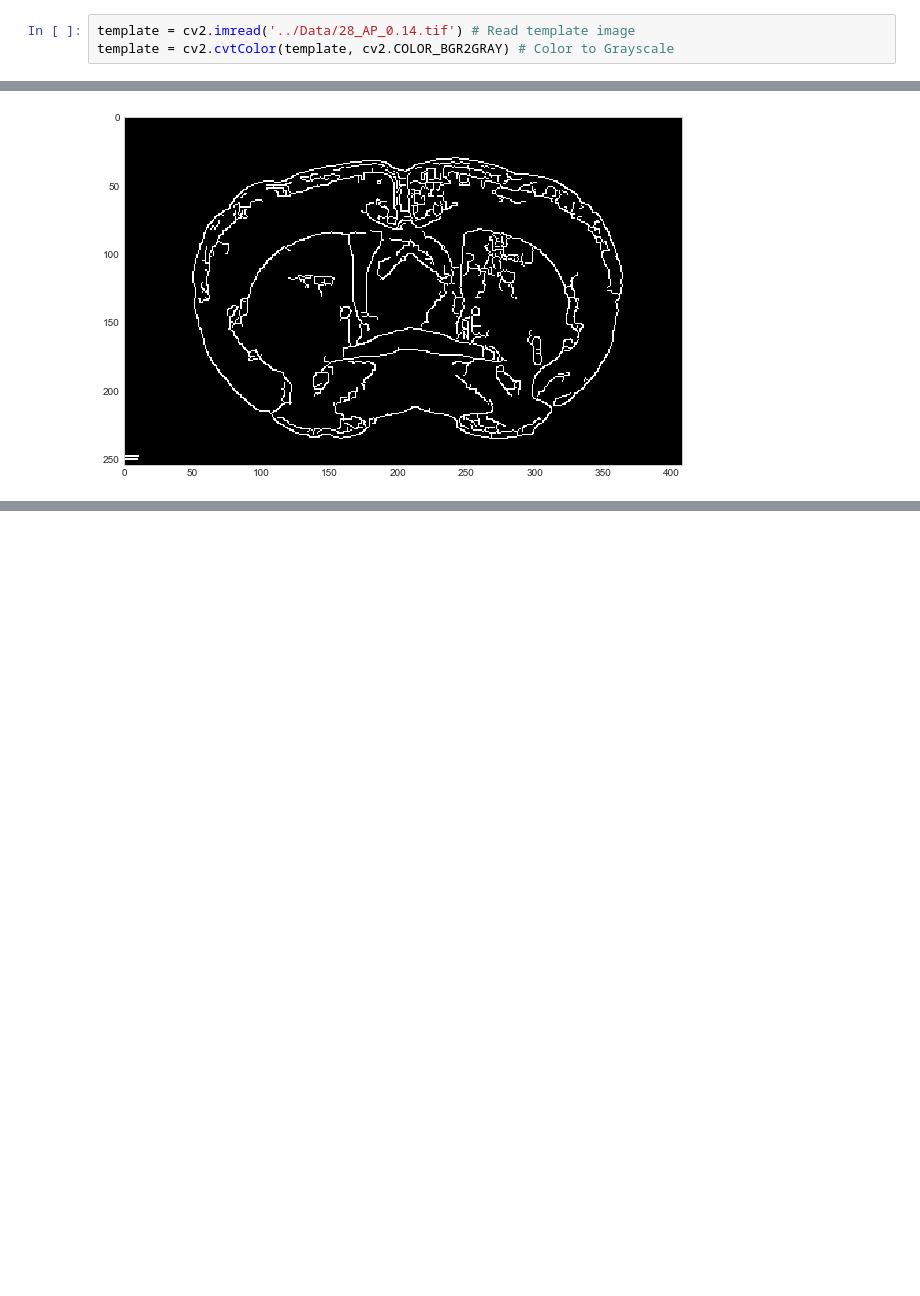
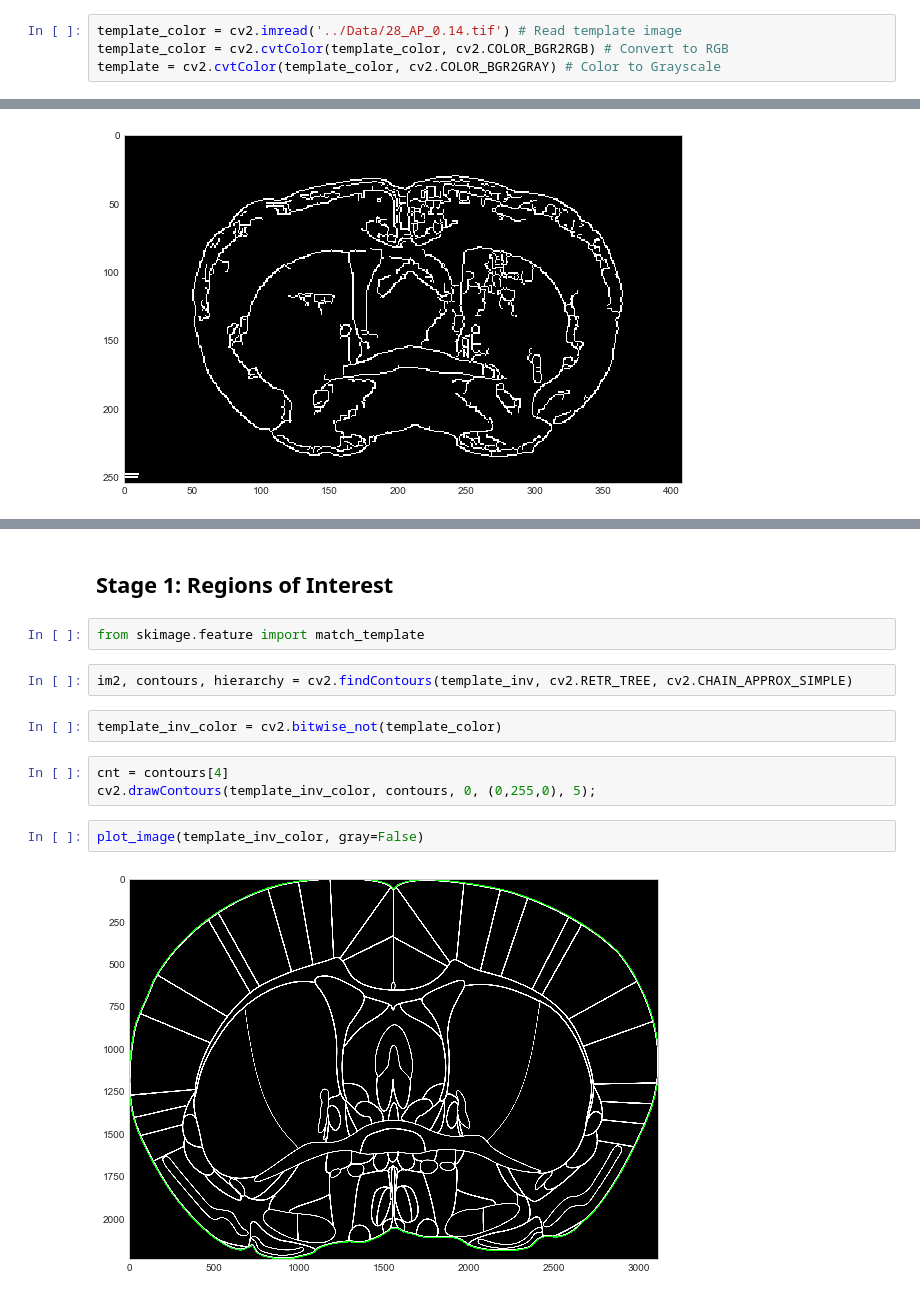
Before and after one commit to sheelabhadra/Brain-Atlas-Project, a Jupyter notebook: Code/Edge and Contour detection.ipynb, the cells around one changed output, grey strips where cells are left out. Drawn from its saved outputs; the diff is of its cells as text; blank space fills up the shorter version.

Commit message:
feat: Add distance EPF of Stage 1

```diff
--- a/Code/Edge and Contour detection.ipynb
+++ b/Code/Edge and Contour detection.ipynb
@@ -9,8 +9,9 @@ sns.set_style('whitegrid')
 # import OpenCV
 import cv2
 # %%
-template = cv2.imread('../Data/28_AP_0.14.tif') # Read template image
-template = cv2.cvtColor(template, cv2.COLOR_BGR2GRAY) # Color to Grayscale
+template_color = cv2.imread('../Data/28_AP_0.14.tif') # Read template image
+template_color = cv2.cvtColor(template_color, cv2.COLOR_BGR2RGB) # Convert to RGB
+template = cv2.cvtColor(template_color, cv2.COLOR_BGR2GRAY) # Color to Grayscale
 # %%
 # Image plotting function
 def plot_image(image, gray=True):
@@ -74,0 +83,15 @@ edges = cv2.resize(edges,(width, height), interpolation = cv2.INTER_CUBIC)
+# %% [markdown]
+## Stage 1: Regions of Interest
+# %%
+from skimage.feature import match_template
+# %%
+im2, contours, hierarchy = cv2.findContours(template_inv, cv2.RETR_TREE, cv2.CHAIN_APPROX_SIMPLE)
+# %%
+template_inv_color = cv2.bitwise_not(template_color)
+# %%
+cnt = contours[4]
+cv2.drawContours(template_inv_color, contours, 0, (0,255,0), 5);
+# %%
+plot_image(template_inv_color, gray=False)
+# %% [output]
+[figure, added]
```
Also changed, not shown: parts of 23 cells of this notebook.
